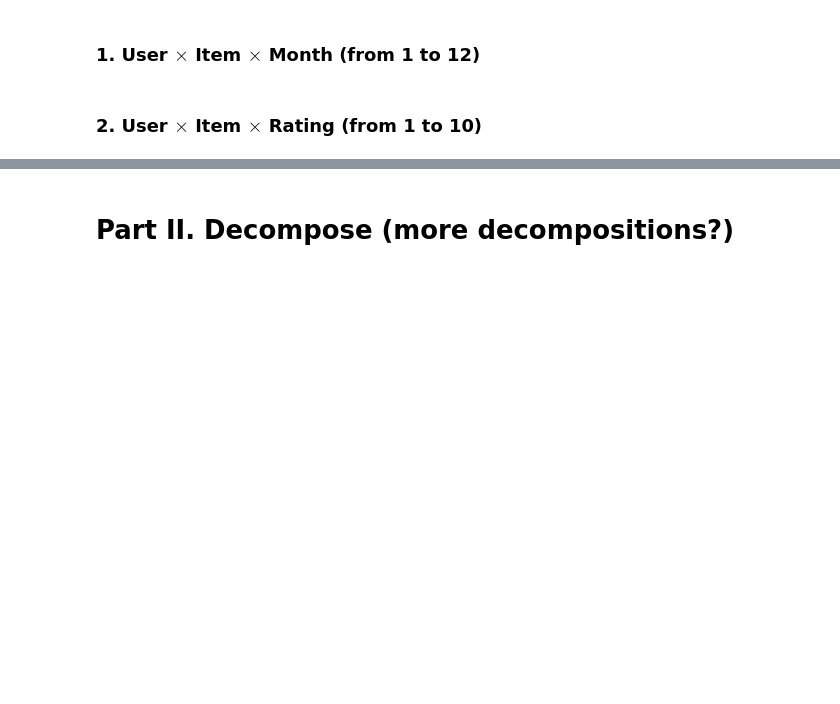
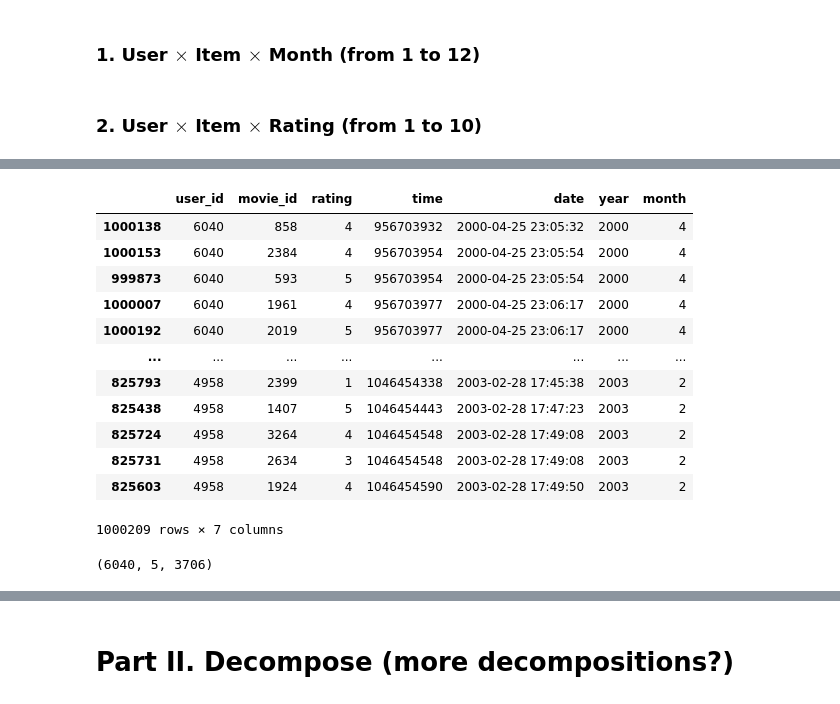
Before and after one commit to kolchindru/RecommendationSystemsProject, a Jupyter notebook: A_for_NLA_project.ipynb, the cells around one changed output, grey strips where cells are left out. Cells and saved outputs as stored; diff of their text form; code cells hidden in the pictures; blank space fills up the shorter version.

```diff
--- a/A_for_NLA_project.ipynb
+++ b/A_for_NLA_project.ipynb
@@ -3,3 +8,23 @@
+# %%
+import numpy as np
+import pandas as pd
+import os
+
+# Read files
+
+path_folder = '/content/drive/MyDrive/Sk/NLA/Project/RecommendationSystemsProject/files/'
+
+ratings_path = os.path.join(path_folder, 'ratings.dat')
+movies_path = os.path.join(path_folder, 'movies.dat')
+users_path = os.path.join(path_folder, 'users.dat')
+
+rating_data = pd.io.parsers.read_csv(ratings_path,
+    names=['user_id', 'movie_id', 'rating', 'time'],
+    engine='python', delimiter='::')
+
+movie_data = pd.io.parsers.read_csv(movies_path,
+    names=['movie_id', 'title', 'genre'],
+    engine='python', delimiter='::')
 # %% [markdown]
 ### 1. User $\times$ Item $\times$ Month (from 1 to 12)
 # %%
@@ -10,0 +47,27 @@
+# %%
+import datetime
+
+rating_data['date'] = pd.to_datetime(rating_data['time'], unit='s', origin='unix')
+rating_data['year'] = rating_data['date'].apply(lambda x: x.year)
+rating_data['month'] = rating_data['date'].apply(lambda x: x.month)
+
+
+rating_data.sort_values(by='date')
+# %% [output]
+|  | user_id | movie_id | rating | time | date | year | month |
+| 1000138 | 6040 | 858 | 4 | 956703932 | 2000-04-25 23:05:32 | 2000 | 4 |
+| 1000153 | 6040 | 2384 | 4 | 956703954 | 2000-04-25 23:05:54 | 2000 | 4 |
+| 999873 | 6040 | 593 | 5 | 956703954 | 2000-04-25 23:05:54 | 2000 | 4 |
+| 1000007 | 6040 | 1961 | 4 | 956703977 | 2000-04-25 23:06:17 | 2000 | 4 |
+| 1000192 | 6040 | 2019 | 5 | 956703977 | 2000-04-25 23:06:17 | 2000 | 4 |
+| ... | ... | ... | ... | ... | ... | ... | ... |
+| 825793 | 4958 | 2399 | 1 | 1046454338 | 2003-02-28 17:45:38 | 2003 | 2 |
+| 825438 | 4958 | 1407 | 5 | 1046454443 | 2003-02-28 17:47:23 | 2003 | 2 |
+| 825724 | 4958 | 3264 | 4 | 1046454548 | 2003-02-28 17:49:08 | 2003 | 2 |
+| 825731 | 4958 | 2634 | 3 | 1046454548 | 2003-02-28 17:49:08 | 2003 | 2 |
+| 825603 | 4958 | 1924 | 4 | 1046454590 | 2003-02-28 17:49:50 | 2003 | 2 |
+1000209 rows × 7 columns
+# %%
+rating_data.user_id.nunique(),  rating_data.rating.nunique(), rating_data.movie_id.nunique()
+# %% [output]
+(6040, 5, 3706)
```
Also changed, not shown: parts of 15 cells of this notebook, 5 other files.
